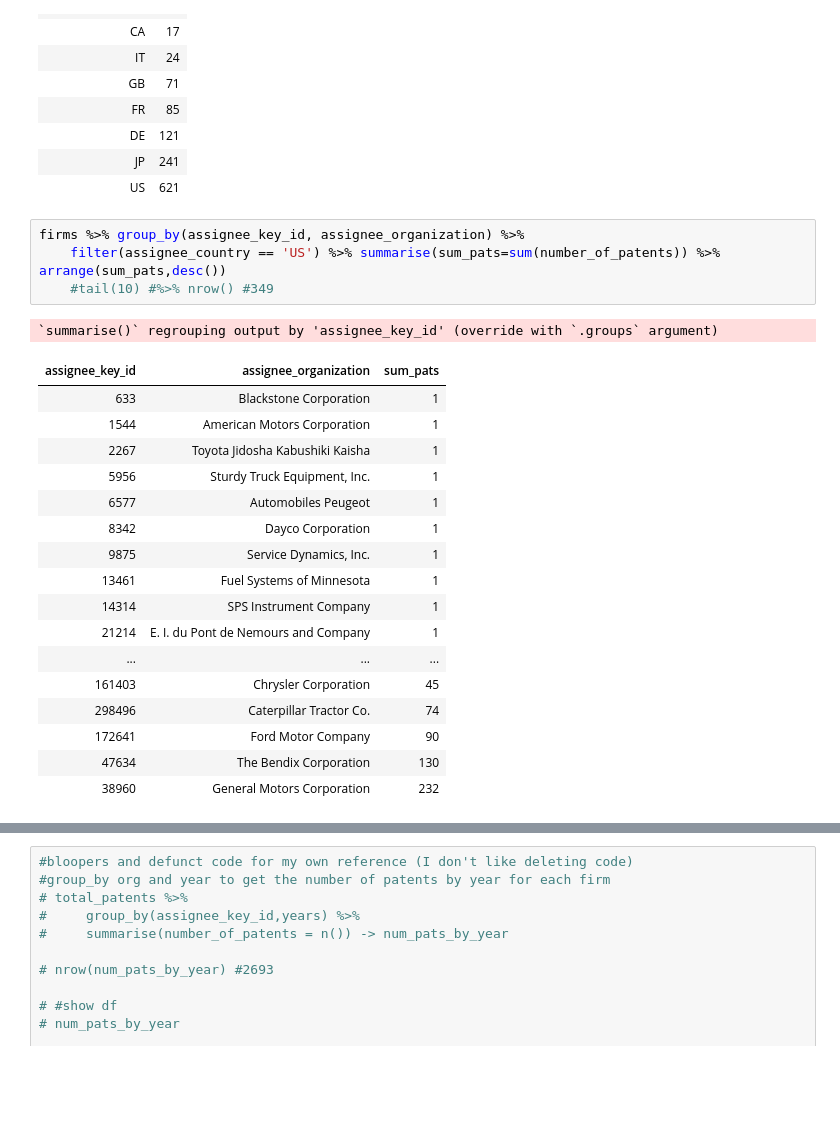
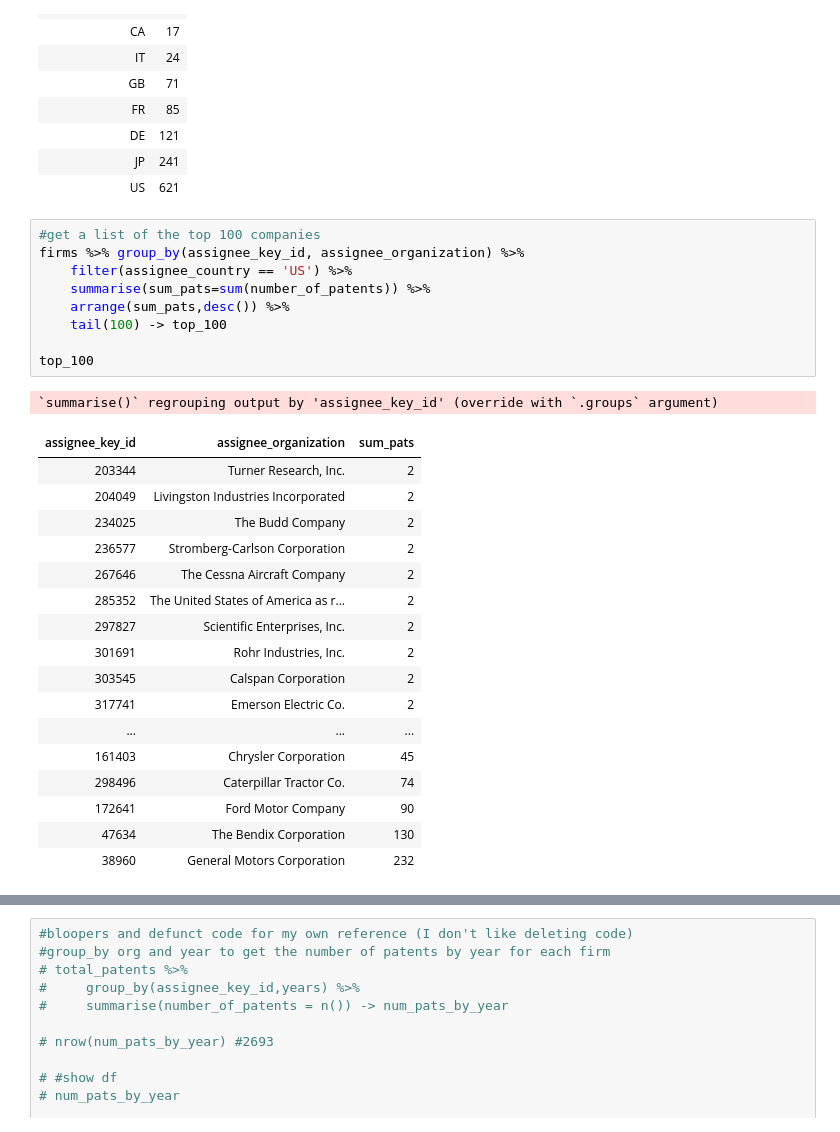
Before and after one commit to GabyMartinez/Data_Analysis_Python_R, a Jupyter notebook: Data Cleaning/Gabrielle_Martinez_asn4.ipynb, the cells around one changed output, grey strips where cells are left out. Cells and saved outputs as stored; diff of their text form; blank space fills up the shorter version.

```diff
--- a/Data Cleaning/Gabrielle_Martinez_asn4.ipynb
+++ b/Data Cleaning/Gabrielle_Martinez_asn4.ipynb
@@ -1002,22 +1002,27 @@ firms %>% group_by(assignee_country) %>% count() %>% arrange(n,desc()) %>% tail(
 | JP | 241 |
 | US | 621 |
 # %%
+#get a list of the top 100 companies
 firms %>% group_by(assignee_key_id, assignee_organization) %>%
-    filter(assignee_country == 'US') %>% summarise(sum_pats=sum(number_of_patents)) %>% arrange(sum_pats,desc())
-    #tail(10) #%>% nrow() #349
+    filter(assignee_country == 'US') %>%
+    summarise(sum_pats=sum(number_of_patents)) %>%
+    arrange(sum_pats,desc()) %>%
+    tail(100) -> top_100
+
+top_100
 # %% [output]
 `summarise()` regrouping output by 'assignee_key_id' (override with `.groups` argument)
 | assignee_key_id | assignee_organization | sum_pats |
-| 633 | Blackstone Corporation | 1 |
-| 1544 | American Motors Corporation | 1 |
-| 2267 | Toyota Jidosha Kabushiki Kaisha | 1 |
-| 5956 | Sturdy Truck Equipment, Inc. | 1 |
-| 6577 | Automobiles Peugeot | 1 |
-| 8342 | Dayco Corporation | 1 |
-| 9875 | Service Dynamics, Inc. | 1 |
-| 13461 | Fuel Systems of Minnesota | 1 |
-| 14314 | SPS Instrument Company | 1 |
-| 21214 | E. I. du Pont de Nemours and Company | 1 |
+| 203344 | Turner Research, Inc. | 2 |
+| 204049 | Livingston Industries Incorporated | 2 |
+| 234025 | The Budd Company | 2 |
+| 236577 | Stromberg-Carlson Corporation | 2 |
+| 267646 | The Cessna Aircraft Company | 2 |
+| 285352 | The United States of America as r... | 2 |
+| 297827 | Scientific Enterprises, Inc. | 2 |
+| 301691 | Rohr Industries, Inc. | 2 |
+| 303545 | Calspan Corporation | 2 |
+| 317741 | Emerson Electric Co. | 2 |
 | ... | ... | ... |
 | 161403 | Chrysler Corporation | 45 |
 | 298496 | Caterpillar Tractor Co. | 74 |
```
Also changed, not shown: parts of 1 cell of this notebook, 2 other files.
